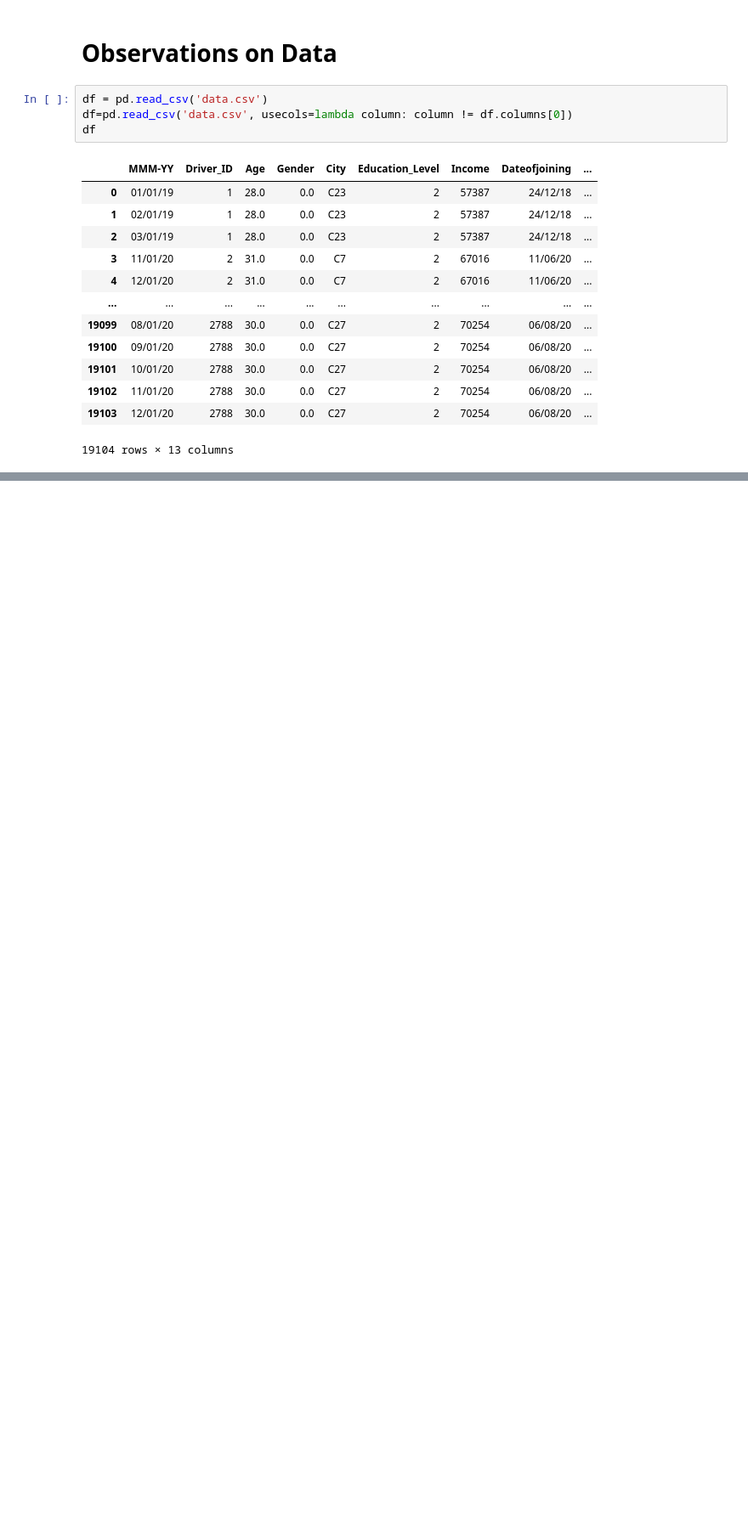
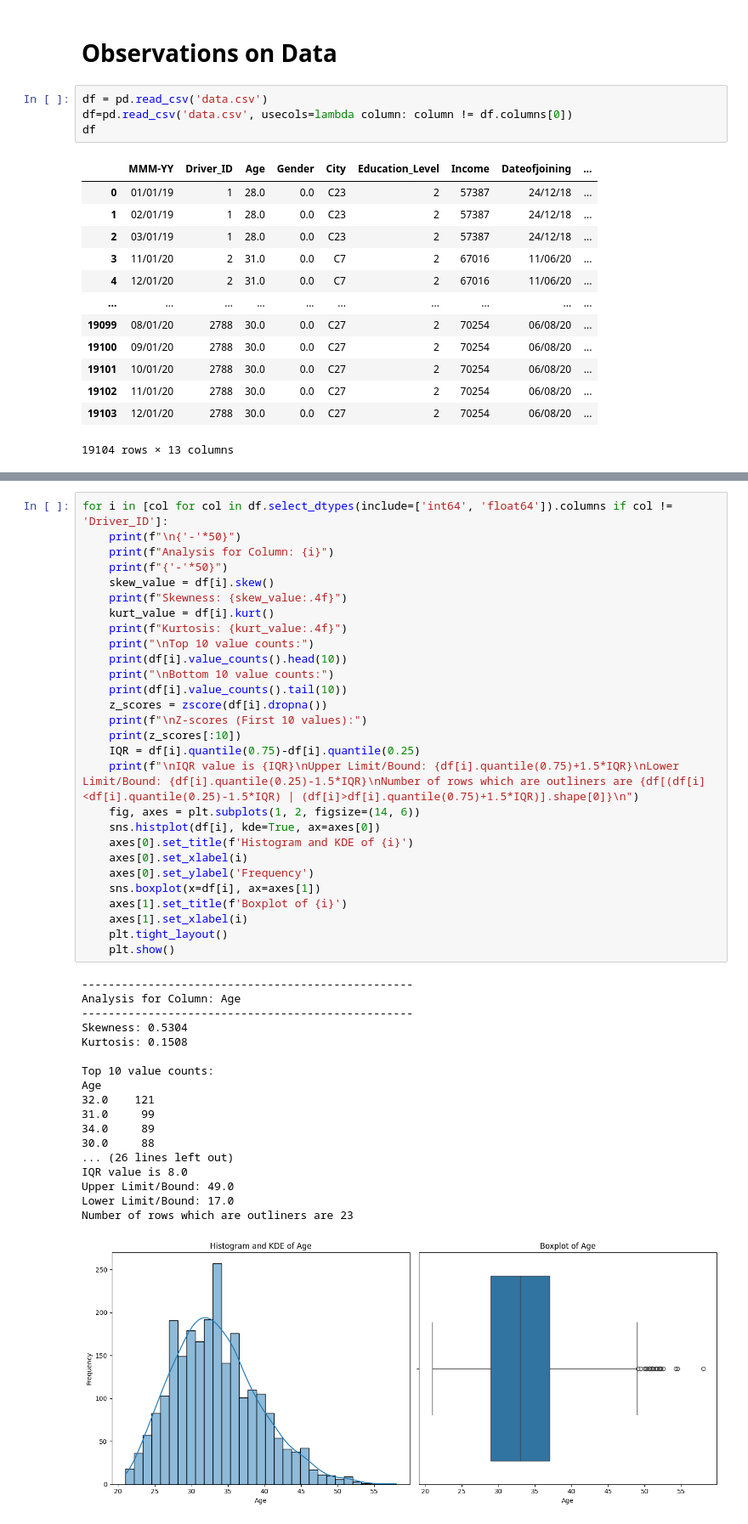
Before and after one commit to IshanSarkar/Transportation-Company, a Jupyter notebook: python notebook/transportation_company.ipynb, the cells around one changed output, grey strips where cells are left out. Shown at 85% size. Cells and saved outputs as stored; diff of their text form; blank space fills up the shorter version.

```diff
--- a/python notebook/transportation_company.ipynb
+++ b/python notebook/transportation_company.ipynb
@@ -40,0 +494,47 @@ df
+# %%
+for i in [col for col in df.select_dtypes(include=['int64', 'float64']).columns if col != 'Driver_ID']:
+    print(f"\n{'-'*50}")
+    print(f"Analysis for Column: {i}")
+    print(f"{'-'*50}")
+    skew_value = df[i].skew()
+    print(f"Skewness: {skew_value:.4f}")
+    kurt_value = df[i].kurt()
+    print(f"Kurtosis: {kurt_value:.4f}")
+    print("\nTop 10 value counts:")
+    print(df[i].value_counts().head(10))
+    print("\nBottom 10 value counts:")
+    print(df[i].value_counts().tail(10))
+    z_scores = zscore(df[i].dropna())
+    print(f"\nZ-scores (First 10 values):")
+    print(z_scores[:10])
+    IQR = df[i].quantile(0.75)-df[i].quantile(0.25)
+    print(f"\nIQR value is {IQR}\nUpper Limit/Bound: {df[i].quantile(0.75)+1.5*IQR}\nLower Limit/Bound: {df[i].quantile(0.25)-1.5*IQR}\nNumber of rows which are outliners are {df[(df[i]<df[i].quantile(0.25)-1.5*IQR) | (df[i]>df[i].quantile(0.75)+1.5*IQR)].shape[0]}\n")
+    fig, axes = plt.subplots(1, 2, figsize=(14, 6))
+    sns.histplot(df[i], kde=True, ax=axes[0])
+    axes[0].set_title(f'Histogram and KDE of {i}')
+    axes[0].set_xlabel(i)
+    axes[0].set_ylabel('Frequency')
+    sns.boxplot(x=df[i], ax=axes[1])
+    axes[1].set_title(f'Boxplot of {i}')
+    axes[1].set_xlabel(i)
+    plt.tight_layout()
+    plt.show()
+# %% [output]
+--------------------------------------------------
+Analysis for Column: Age
+--------------------------------------------------
+Skewness: 0.5304
+Kurtosis: 0.1508
+
+Top 10 value counts:
+Age
+32.0    121
+31.0     99
+34.0     89
+30.0     88
+... (26 lines left out)
+IQR value is 8.0
+Upper Limit/Bound: 49.0
+Lower Limit/Bound: 17.0
+Number of rows which are outliners are 23
+[figure, added]
```
Also changed, not shown: parts of 48 cells of this notebook.
